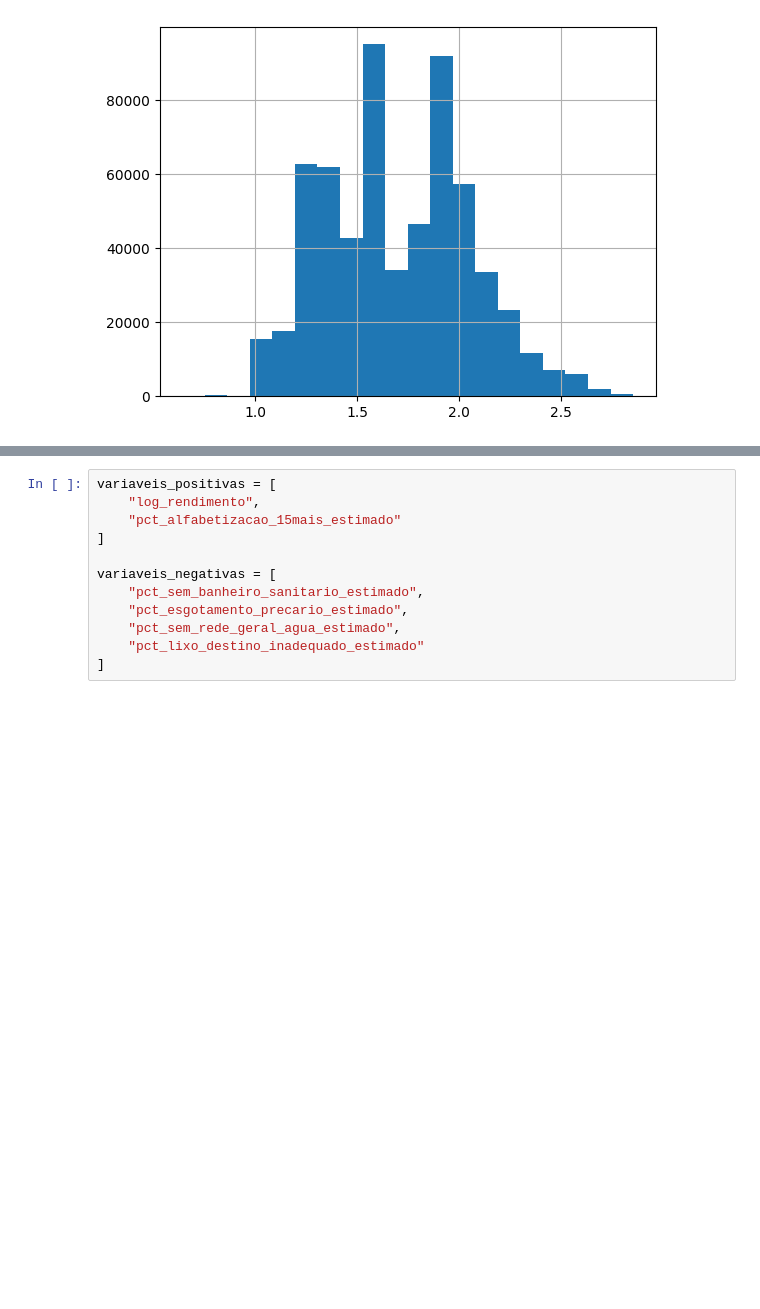
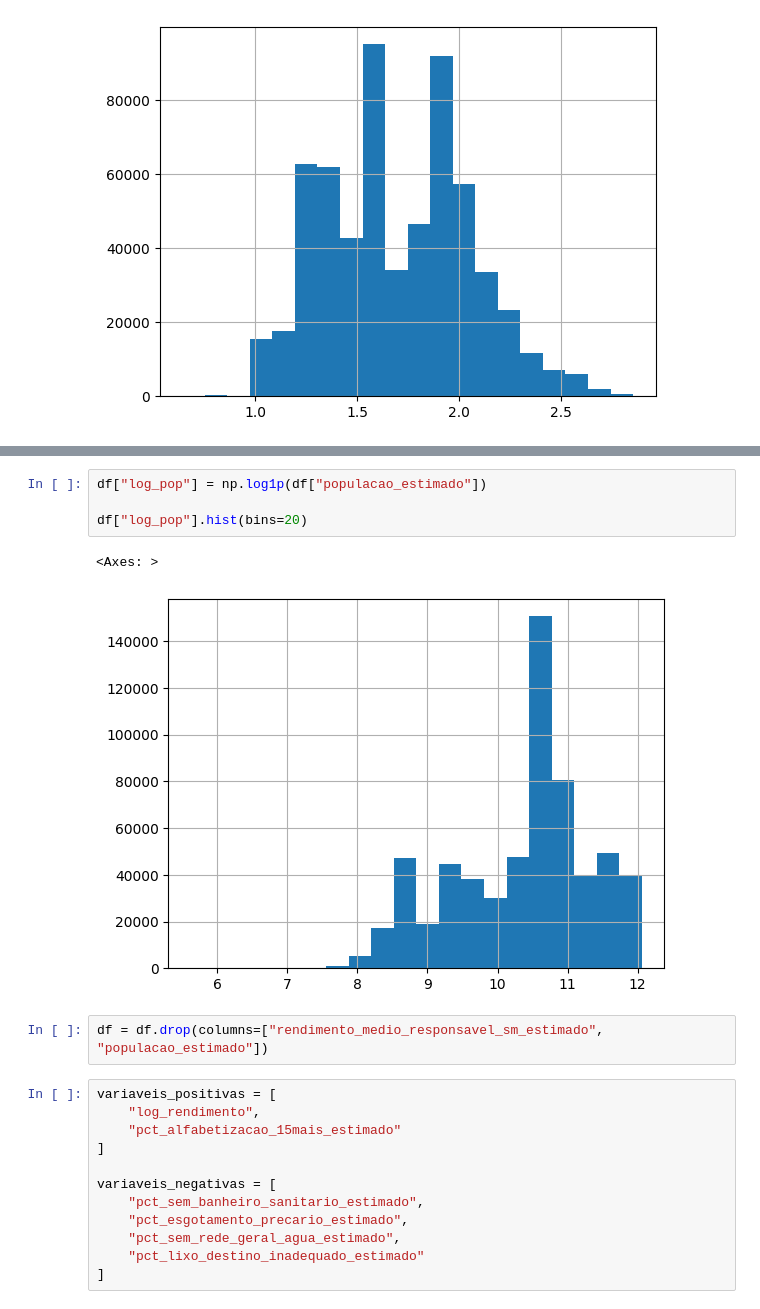
Before and after one commit to luizcaixeta/data-science-UTFPR, a Jupyter notebook: 02 - Analise exploratoria/src/05 - feature_engineering/01_feature_engineering.ipynb, the cells around one changed output, grey strips where cells are left out. Drawn from its saved outputs; the diff is of its cells as text; blank space fills up the shorter version.

```diff
--- a/02 - Analise exploratoria/src/05 - feature_engineering/01_feature_engineering.ipynb
+++ b/02 - Analise exploratoria/src/05 - feature_engineering/01_feature_engineering.ipynb
@@ -187,3 +247,12 @@ df["log_rendimento"].hist(bins=20)
+# %%
+df["log_pop"] = np.log1p(df["populacao_estimado"])
+
+df["log_pop"].hist(bins=20)
+# %% [output]
+<Axes: >
+[figure, added]
+# %%
+df = df.drop(columns=["rendimento_medio_responsavel_sm_estimado", "populacao_estimado"])
 # %%
 variaveis_positivas = [
     "log_rendimento",
```
Also changed, not shown: parts of 10 cells of this notebook.
